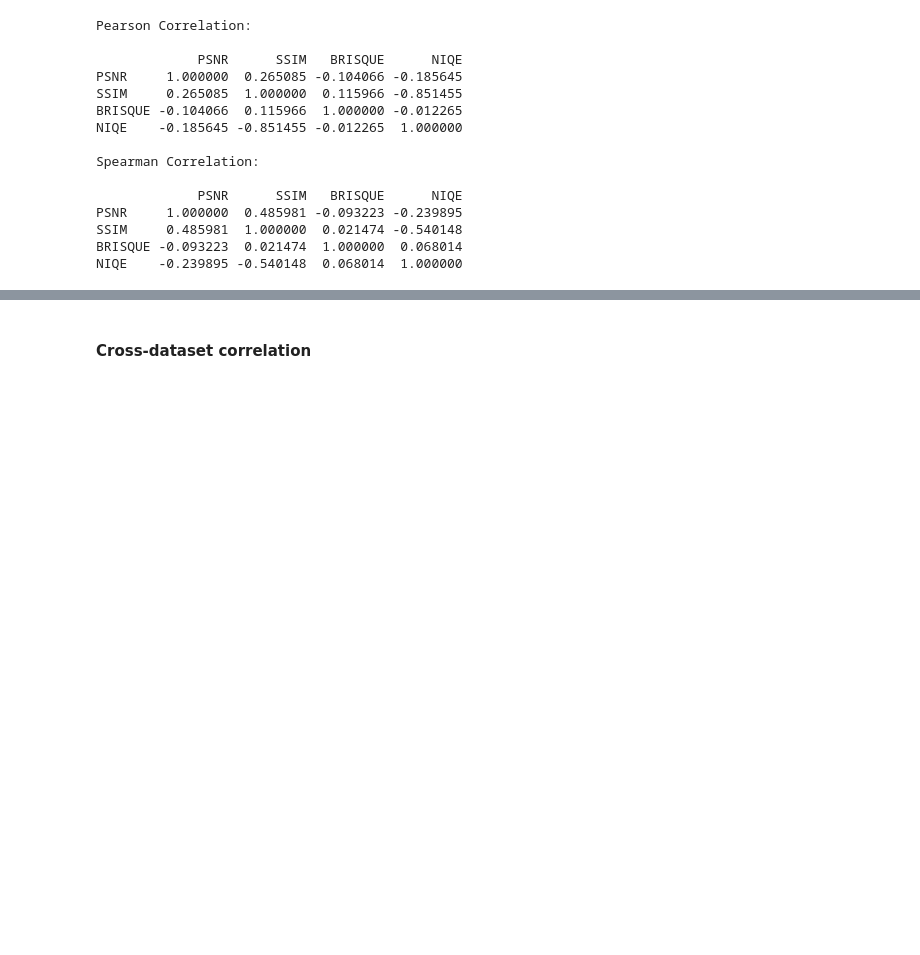
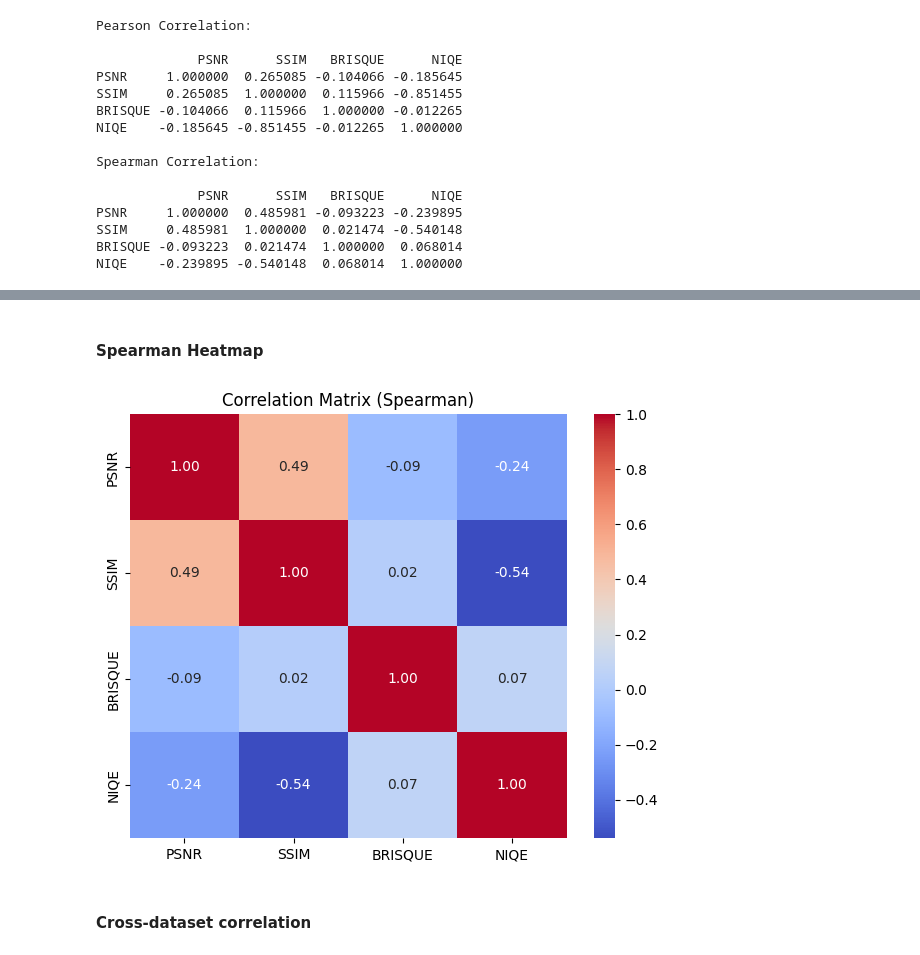
Before and after one commit to Matthew-Riddell/Machine-Learning-CA3, a Jupyter notebook: AIFairnessEvaluationAssignment/AIFairnessEvaluationAssignment.ipynb, the cells around one changed output, grey strips where cells are left out. Saved outputs shown, nothing was run; the diff lists cells and outputs as text; code cells hidden in the pictures; blank space fills up the shorter version.

```diff
--- a/AIFairnessEvaluationAssignment/AIFairnessEvaluationAssignment.ipynb
+++ b/AIFairnessEvaluationAssignment/AIFairnessEvaluationAssignment.ipynb
@@ -693,3 +698,22 @@ plt.show()
+# %% [markdown]
+#### Spearman Heatmap
+# %%
+labels = ["PSNR", "SSIM", "BRISQUE", "NIQE"]
+
+plt.figure(figsize=(6, 5))
+
+sns.heatmap(
+    corr_spearman,
+    annot=True,
+    fmt=".2f",
+    cmap="coolwarm"
+)
+
+plt.title("Correlation Matrix (Spearman)")
+plt.tight_layout()
+plt.show()
+# %% [output]
+[figure, added]
 # %% [markdown]
 #### Cross-dataset correlation
 # %%
```
Also changed, not shown: parts of 7 cells of this notebook, 8 other files.
